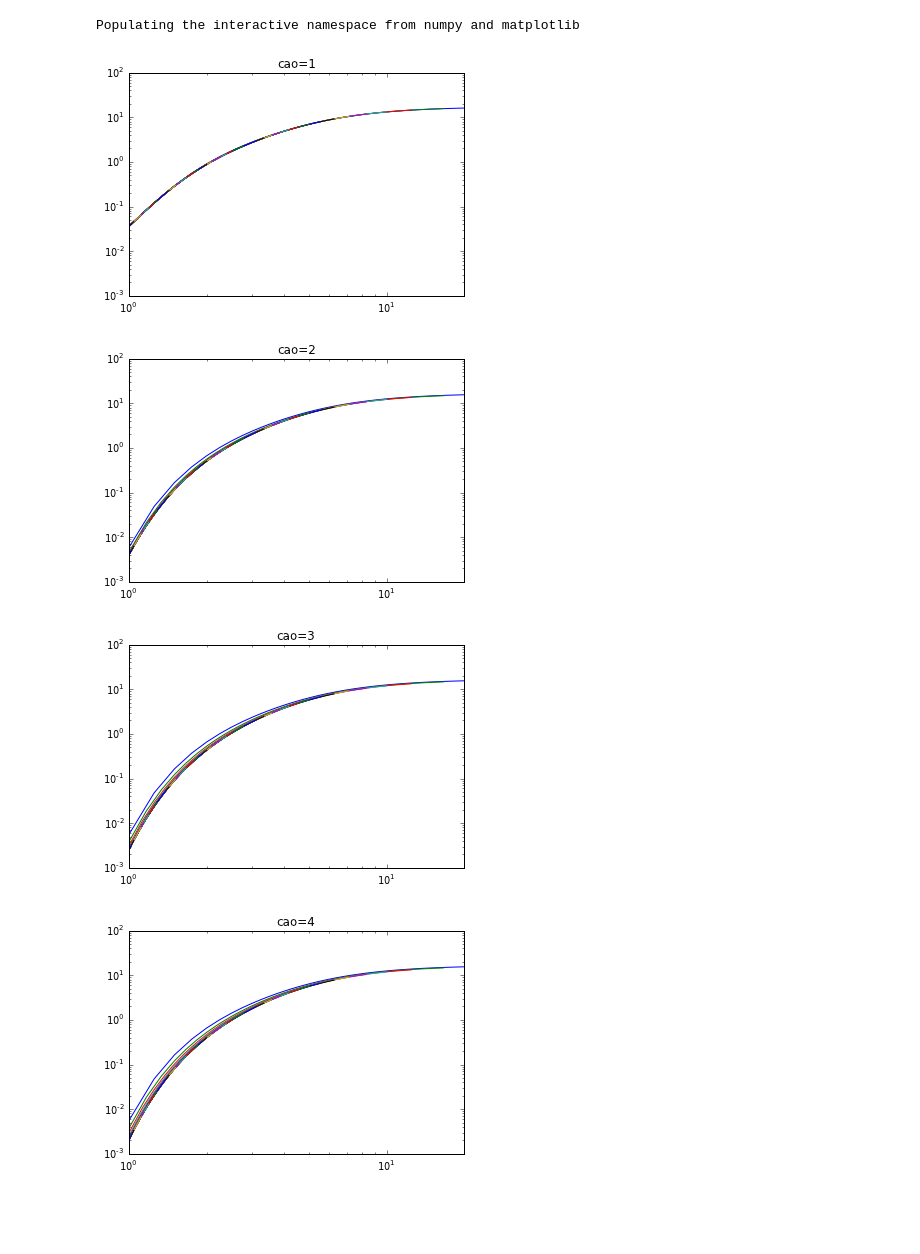
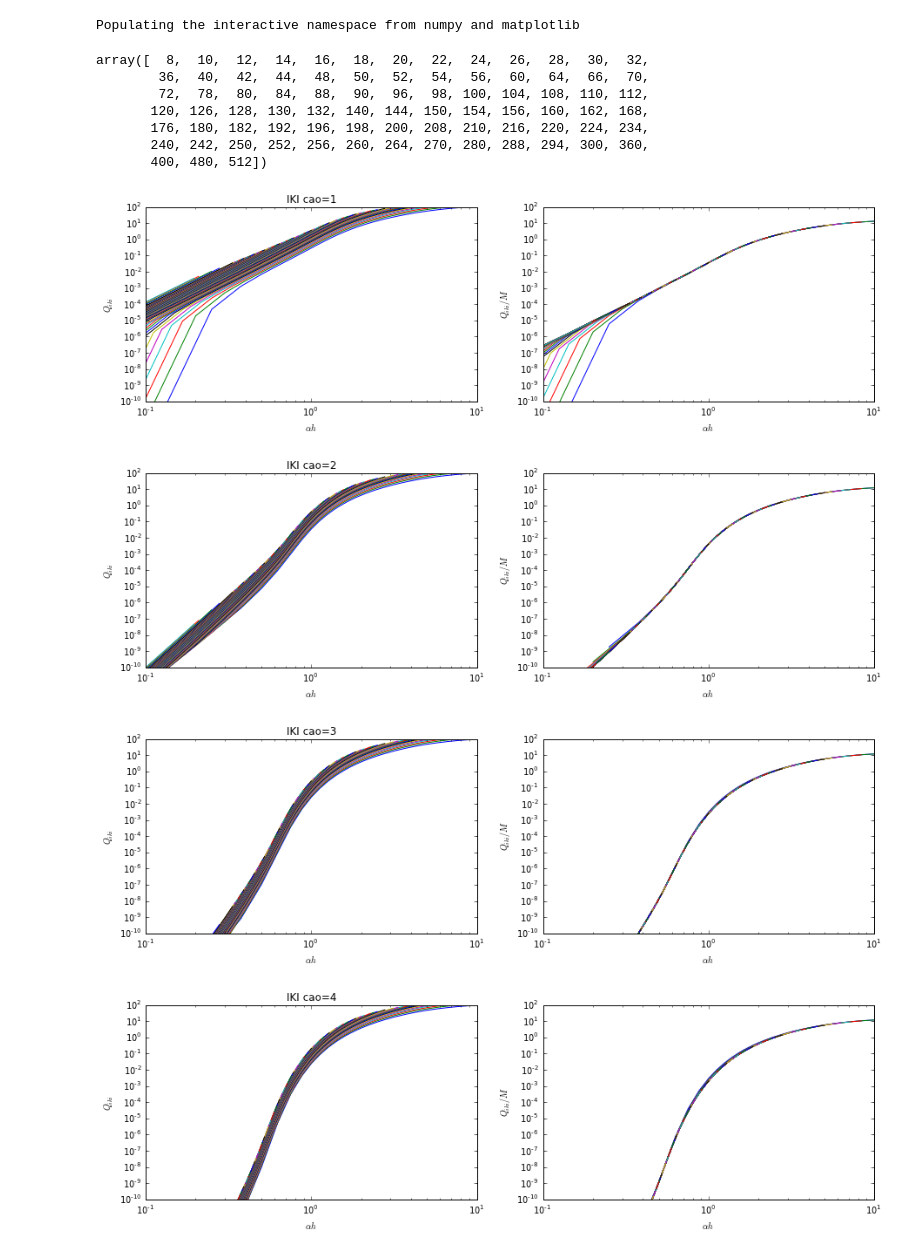
Before and after one commit to olenz/p3m-analyze, a Jupyter notebook: PlotQ.ipynb, the cells around one changed output. Saved outputs shown, nothing was run; the diff lists cells and outputs as text; code cells hidden in the pictures; blank space fills up the shorter version.

Commit message:
Master curves for iki and adi.

```diff
--- a/PlotQ.ipynb
+++ b/PlotQ.ipynb
@@ -15,9 +15,7 @@ import pickle
 f = open('Q.pkl', 'r')
 meshes, caos, alphas, Qik, Qiki, Qad, Qadi = pickle.load(f)
 f.close()
-def ixm(mesh): return searchsorted(meshes, mesh)
-def ixc(cao): return searchsorted(caos, cao)
-def ixa(alpha): return searchsorted(alphas, alpha)
+
 # give a lower limit to the data
 def boundit_single(x):
     if x < 1.e-13: return NaN
@@ -27,6 +25,17 @@ Qik = boundit(Qik)
 Qiki = boundit(Qiki)
 Qad = boundit(Qad)
 Qadi = boundit(Qadi)
+
+# throw away meshes < 8
+meshes = meshes[2:]
+Qiki = Qiki[2:,:,:]
+Qadi = Qadi[2:,:,:]
+Qad = Qad[2:,:,:]
+Qik = Qik[2:,:,:]
+
+def ixm(mesh): return searchsorted(meshes, mesh)
+def ixc(cao): return searchsorted(caos, cao)
+def ixa(alpha): return searchsorted(alphas, alpha)
 # %%
 # a function that plots the different curves for a given mesh
 def plotQ(mesh, Q):
@@ -52,18 +64,43 @@ def plotAllQ(Q):
     for mesh in meshes:
         figure()
         plotQ(mesh, Q)
+# %%
+meshes
+# %% [output]
+array([  8,  10,  12,  14,  16,  18,  20,  22,  24,  26,  28,  30,  32,
+        36,  40,  42,  44,  48,  50,  52,  54,  56,  60,  64,  66,  70,
+        72,  78,  80,  84,  88,  90,  96,  98, 100, 104, 108, 110, 112,
+       120, 126, 128, 130, 132, 140, 144, 150, 154, 156, 160, 162, 168,
+       176, 180, 182, 192, 196, 198, 200, 208, 210, 216, 220, 224, 234,
+       240, 242, 250, 252, 256, 260, 264, 270, 280, 288, 294, 300, 360,
+       400, 480, 512])
 # %%
 # Master curve for IKI
 for caoix, cao in enumerate(caos):
-    figure()
-    title("IKI cao={}".format(cao))
+    figure(figsize=(15,4))
     for meshix, mesh in enumerate(meshes):
         alphahs = alphas/mesh
-        xlim((1.0, 20.0))
-        ylim((1.e-3, 1e2))
+        #ylim((1.e-3, 1e2))
+        subplot(121)
+        loglog(alphahs, Qiki[meshix, caoix, :], '-')
+
+        subplot(122)
         loglog(alphahs, Qiki[meshix, caoix, :]/mesh, '-')
+
+    subplot(121)
+    title("IKI cao={}".format(cao))
+    xlim((1.e-1, 1.e1))
+    ylim((1.e-10, 1.e2))
+    xlabel(r"$\alpha h$")
+    ylabel(r"$Q_{iki}$")
+
+    subplot(122)
+    xlim((1.e-1, 1.e1))
+    ylim((1.e-10, 1.e2))
+    xlabel(r"$\alpha h$")
+    ylabel(r"$Q_{iki}/M$")
 # %% [output]
-[figure, old version]
+[figure, new version]
-[figure, old version]
+[figure, new version]
-[figure, old version]
+[figure, new version]
-[figure, old version]
+[figure, new version]
```
Also changed, not shown: parts of 3 cells of this notebook.
